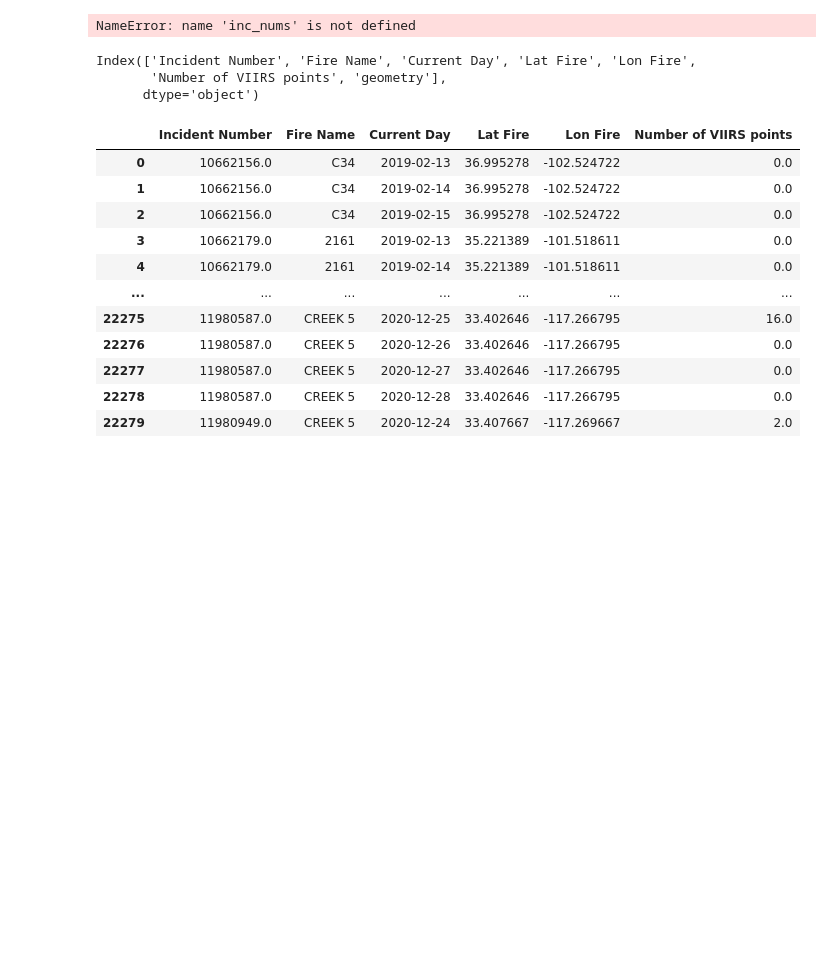
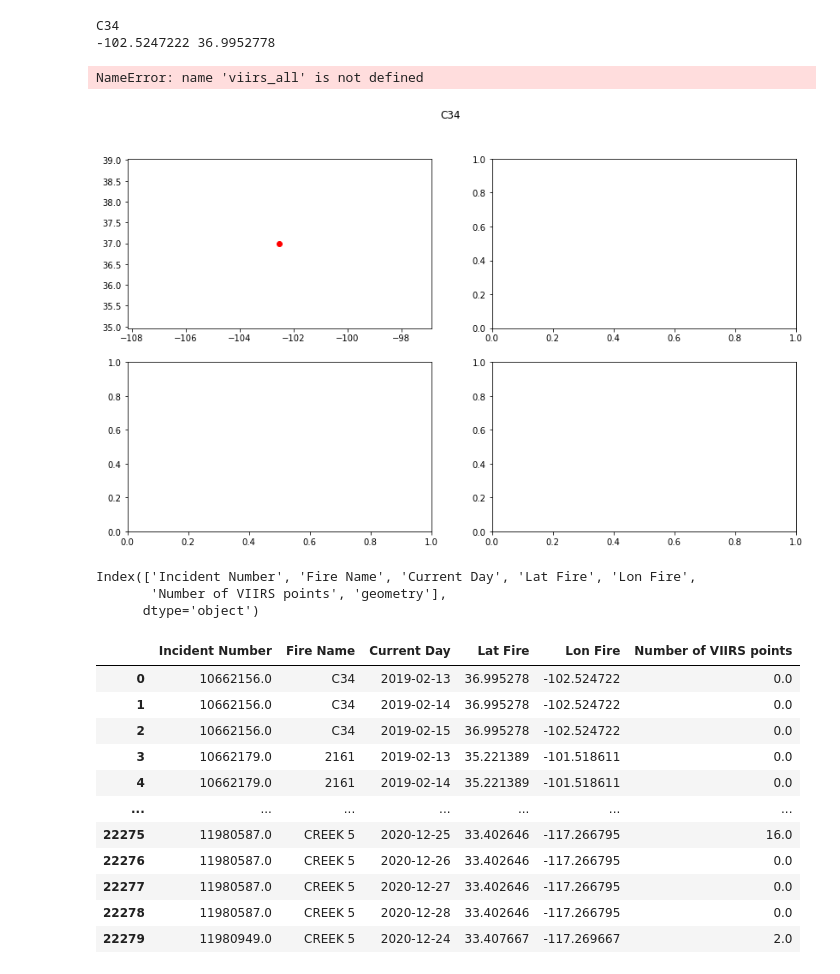
Before and after one commit to lthapa42/ML_FireEmissions, a Jupyter notebook: generate_daily_polygons.ipynb, the cells around one changed output. Drawn from its saved outputs; the diff is of its cells as text; code cells hidden in the pictures; blank space fills up the shorter version.

```diff
--- a/generate_daily_polygons.ipynb
+++ b/generate_daily_polygons.ipynb
@@ -41,8 +62,8 @@ print(num_days)
 # %%
 #preallocate the geodataframs
 # generate a dataframe of incidents that contains:
-unique_incs = np.unique(inc_nums)
-n_incs = len(unique_incs) #number of unique incidents
+#unique_incs = np.unique(inc_nums)
+n_incs = len(incidents) #number of unique incidents
 fire_series = gpd.GeoDataFrame({'Incident Number': np.nan*np.zeros(num_days),
                           'Fire Name': np.nan*np.zeros(num_days),
                          'Current Day': np.nan*np.zeros(num_days),
@@ -70,11 +91,11 @@ for jj in range(len(incidents)): # loop through the incidents table
     poly_lats = np.array([lat_fire])
 
     #set up the plot
-    #nrows, ncols = choose_plot_grid_size(days)
-    #fig, axs = plt.subplots(nrows, ncols)
-    #fig.suptitle(incidents['Fire Name'].iloc[ii])
-    #fig.set_figheight(8)
-    #fig.set_figwidth(14)
+    nrows, ncols = choose_plot_grid_size(days)
+    fig, axs = plt.subplots(nrows, ncols)
+    fig.suptitle(incidents['Fire Name'].iloc[jj])
+    fig.set_figheight(8)
+    fig.set_figwidth(14)
 
     #plot the start location
     ax = axs[0,0]
@@ -97,34 +118,37 @@ for jj in range(len(incidents)): # loop through the incidents table
             lon_old = np.append(lon_old, poly_lons)
             poly_tups = [list((lon_old[i], lat_old[i])) for i in range(len(lat_old))]
             poly = MultiPoint(poly_tups).convex_hull
         else: #make a new polygon
             #print('HELLO!')
             old_poly_tups = [list((lon_old[i], lat_old[i])) for i in range(len(lat_old))] #old polygon points
             poly_tups = [list((poly_lons[i], poly_lats[i])) for i in range(len(poly_lats))] #new polygon points
             poly_tups = [item for item in poly_tups if item not in old_poly_tups] #get rid of duplicates
             poly = MultiPoint(poly_tups).convex_hull
 
         poly_plot = gpd.GeoSeries(poly)
         #plot the polygon and viirs detects
         #cnum = (ii+1)%ncols
         #rnum = int(np.floor((ii+1)/nrows))
         #ax = axs[rnum, cnum]
         #poly_plot.plot(ax=ax)
         #ax.scatter(lon_fire, lat_fire, c='r')
         #ax.scatter(lon_old, lat_old, c='b')
         #ax.scatter(poly_lons, poly_lats, c = 'k')
 
         #fill in the geodataframe
         fire_series.iloc[count]= [inc_num,inc_name, days[ii], lat_fire, lon_fire, len(poly_lats), poly]
         #print(fire_series)
         lat_old = [poly_tups[i][1] for i in range(len(poly_tups))]
         lon_old = [poly_tups[i][0] for i in range(len(poly_tups))]
         pt_start=poly
         count = count+1
         print(count)
 #print(fire_series)
 # %% [output]
-NameError: name 'inc_nums' is not defined
+C34
+-102.5247222 36.9952778
+NameError: name 'viirs_all' is not defined
+[figure, added]
 # %%
 print(fire_series.columns)
 # %% [output]
```
Also changed, not shown: parts of 4 cells of this notebook, 21 other files.
